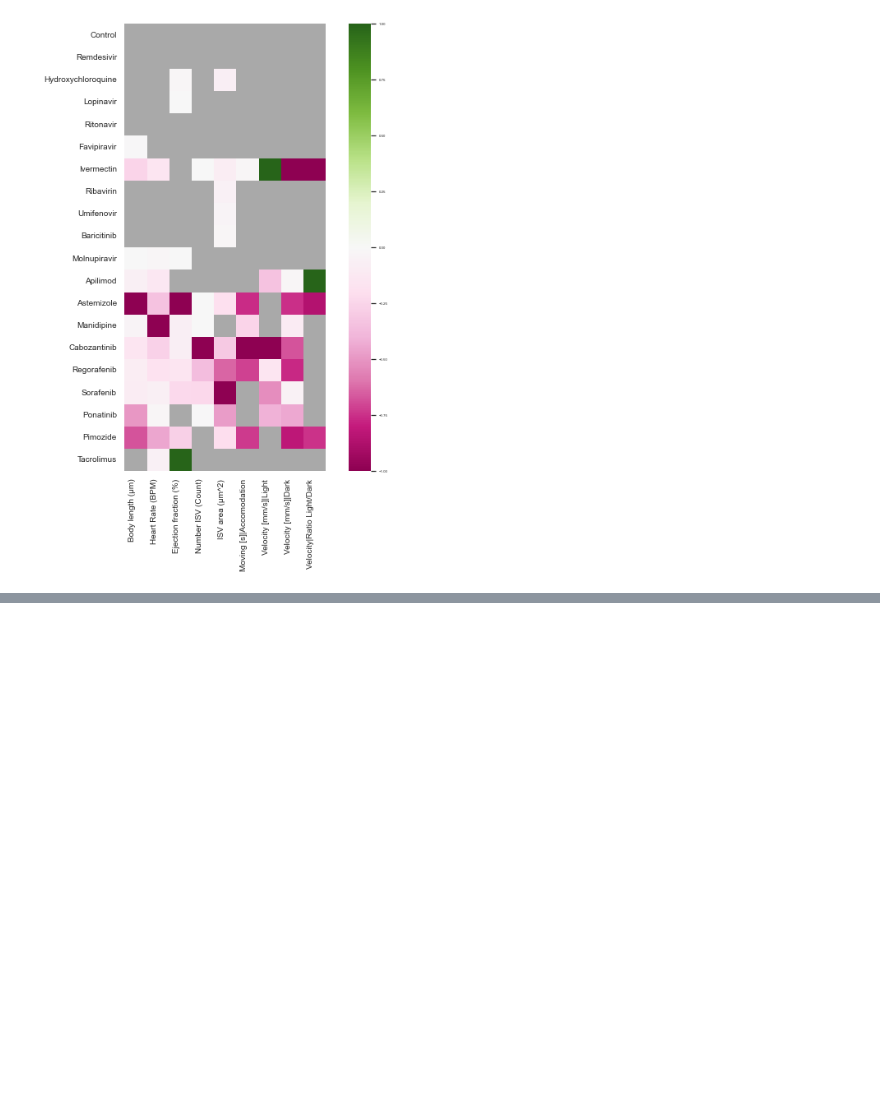
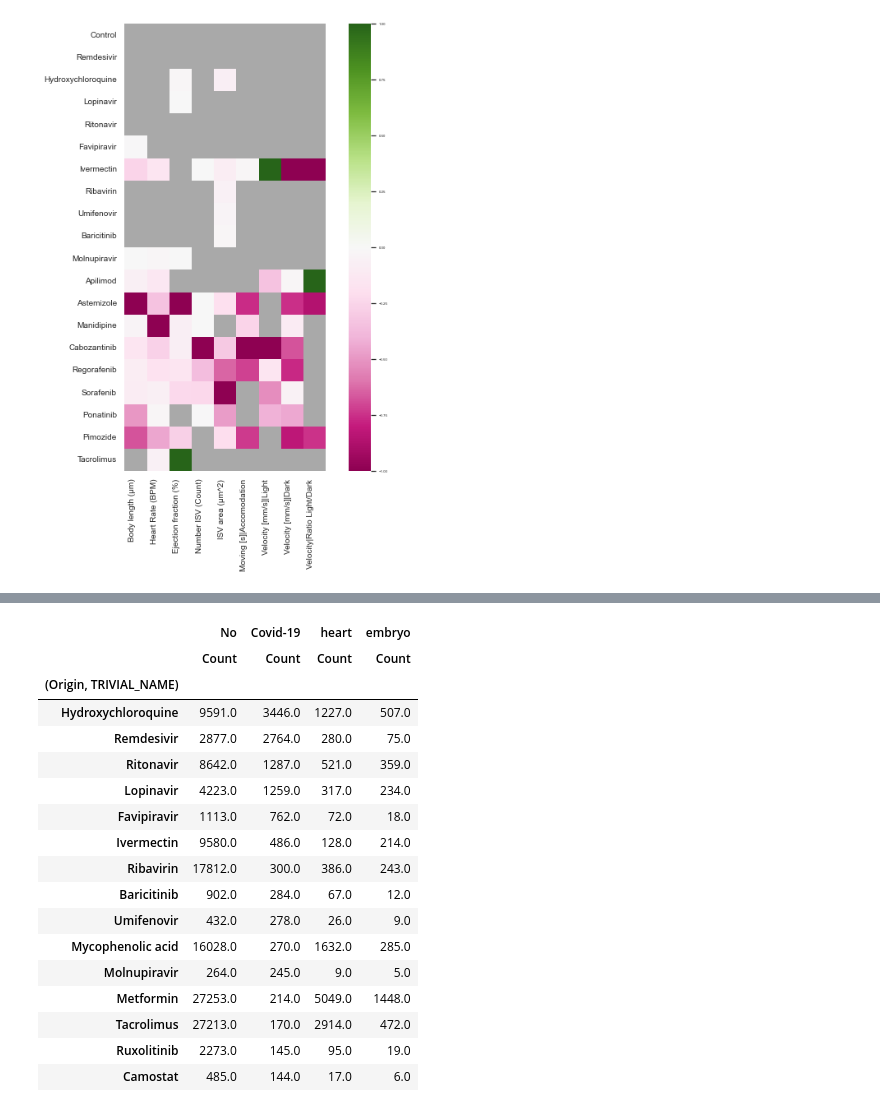
Before and after one commit to marwa6611/CoVasc_DrugScreen, a Jupyter notebook: CoVasc_Data_Analysis.ipynb, the cells around one changed output, grey strips where cells are left out. Saved outputs shown, nothing was run; the diff lists cells and outputs as text; code cells hidden in the pictures; blank space fills up the shorter version.

```diff
--- a/CoVasc_Data_Analysis.ipynb
+++ b/CoVasc_Data_Analysis.ipynb
@@ -587,5 +598,7 @@ MultiIndex([(      'Origin',       'Drug ID'),
 # %%
-df_covid_heart_development
+df_covid_counts = df_covid_heart_development.sort_values((    'Covid-19',         'Count'), ascending=False)
 
 df_covid_counts = df_covid_counts.reset_index()
-df_covid_counts_melt = df_covid_counts.melt(id_vars=[df_covid_counts.columns[0]], value_vars=list(df_covid_counts.columns[1:]), var_name=["Context"], value_name='Count', ignore_index=True)
+df_covid_counts = df_covid_counts.set_index(("Origin","TRIVIAL_NAME"))[[(      'No',         'Count'),('Covid-19',         'Count'),(   'heart',         'Count'),(  'embryo',         'Count')]]
+
+#df_covid_counts_melt = df_covid_counts.melt(id_vars="TRIVIAL_NAME", value_vars=list(df_covid_counts.columns[1:]), var_name=["Context"], value_name='Count', ignore_index=True)
@@ -607,3 +605,24 @@ df_covid_counts_melt = df_covid_counts.melt(id_vars=[df_covid_counts.columns[0]]
+# %%
+df_covid_counts[:15]
+# %% [output]
+|  | No | Covid-19 | heart | embryo |
+|  | Count | Count | Count | Count |
+| (Origin, TRIVIAL_NAME) |  |  |  |  |
+| Hydroxychloroquine | 9591.0 | 3446.0 | 1227.0 | 507.0 |
+| Remdesivir | 2877.0 | 2764.0 | 280.0 | 75.0 |
+| Ritonavir | 8642.0 | 1287.0 | 521.0 | 359.0 |
+| Lopinavir | 4223.0 | 1259.0 | 317.0 | 234.0 |
+| Favipiravir | 1113.0 | 762.0 | 72.0 | 18.0 |
+| Ivermectin | 9580.0 | 486.0 | 128.0 | 214.0 |
+| Ribavirin | 17812.0 | 300.0 | 386.0 | 243.0 |
+| Baricitinib | 902.0 | 284.0 | 67.0 | 12.0 |
+| Umifenovir | 432.0 | 278.0 | 26.0 | 9.0 |
+| Mycophenolic acid | 16028.0 | 270.0 | 1632.0 | 285.0 |
+| Molnupiravir | 264.0 | 245.0 | 9.0 | 5.0 |
+| Metformin | 27253.0 | 214.0 | 5049.0 | 1448.0 |
+| Tacrolimus | 27213.0 | 170.0 | 2914.0 | 472.0 |
+| Ruxolitinib | 2273.0 | 145.0 | 95.0 | 19.0 |
+| Camostat | 485.0 | 144.0 | 17.0 | 6.0 |
 # %%
 df_collect.to_csv("E:/Data_Drug_Screening_CovidBox/Master_Table/CovidDrugScreen_Results_MeanActivity_Daniovision.csv")
 # %%
```
Also changed, not shown: parts of 6 cells of this notebook, 6 other files.
